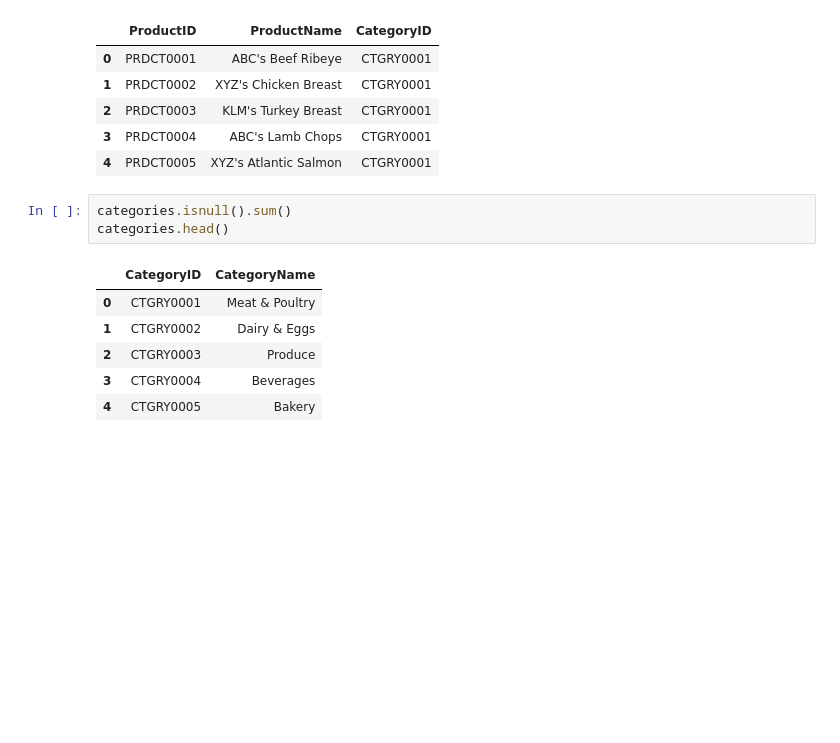
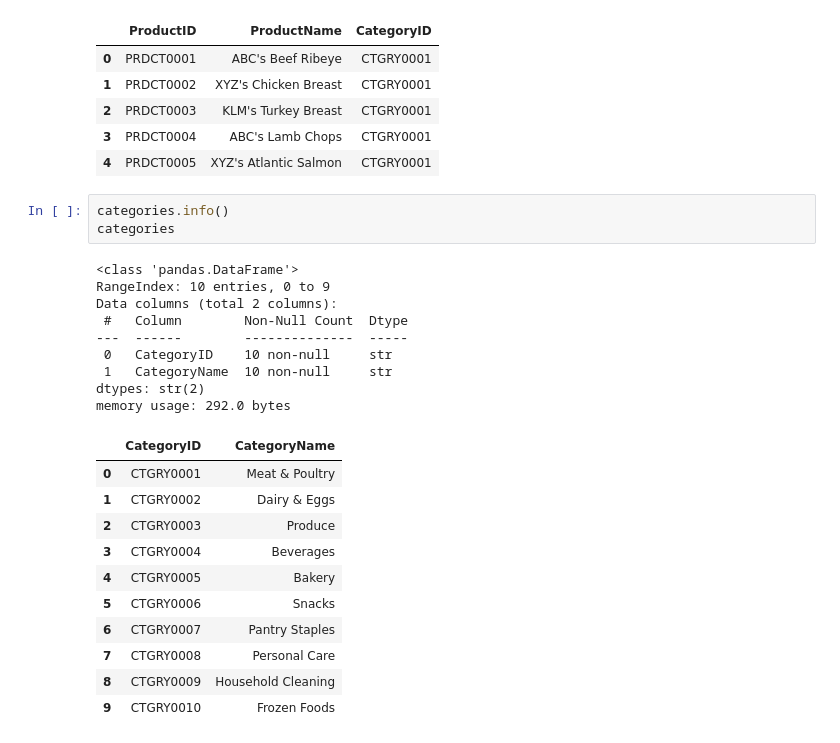
Before and after one commit to Raiphael/Retail_Profitability_Analysis, a Jupyter notebook: notebooks/eda.ipynb, the cells around one changed output. Cells and saved outputs as stored; diff of their text form; blank space fills up the shorter version.

```diff
--- a/notebooks/eda.ipynb
+++ b/notebooks/eda.ipynb
@@ -122,15 +126,29 @@ memory usage: 2.5 KB
 | 3 | PRDCT0004 | ABC's Lamb Chops | CTGRY0001 |
 | 4 | PRDCT0005 | XYZ's Atlantic Salmon | CTGRY0001 |
 # %%
-categories.isnull().sum()
-categories.head()
+categories.info()
+categories
 # %% [output]
+<class 'pandas.DataFrame'>
+RangeIndex: 10 entries, 0 to 9
+Data columns (total 2 columns):
+ #   Column        Non-Null Count  Dtype
+---  ------        --------------  -----
+ 0   CategoryID    10 non-null     str
+ 1   CategoryName  10 non-null     str
+dtypes: str(2)
+memory usage: 292.0 bytes
 |  | CategoryID | CategoryName |
 | 0 | CTGRY0001 | Meat & Poultry |
 | 1 | CTGRY0002 | Dairy & Eggs |
 | 2 | CTGRY0003 | Produce |
 | 3 | CTGRY0004 | Beverages |
 | 4 | CTGRY0005 | Bakery |
+| 5 | CTGRY0006 | Snacks |
+| 6 | CTGRY0007 | Pantry Staples |
+| 7 | CTGRY0008 | Personal Care |
+| 8 | CTGRY0009 | Household Cleaning |
+| 9 | CTGRY0010 | Frozen Foods |
 # %%
 ## Answering common questions
 ##Total revenue?
```
Also changed, not shown: parts of 7 cells of this notebook, 2 other files.
